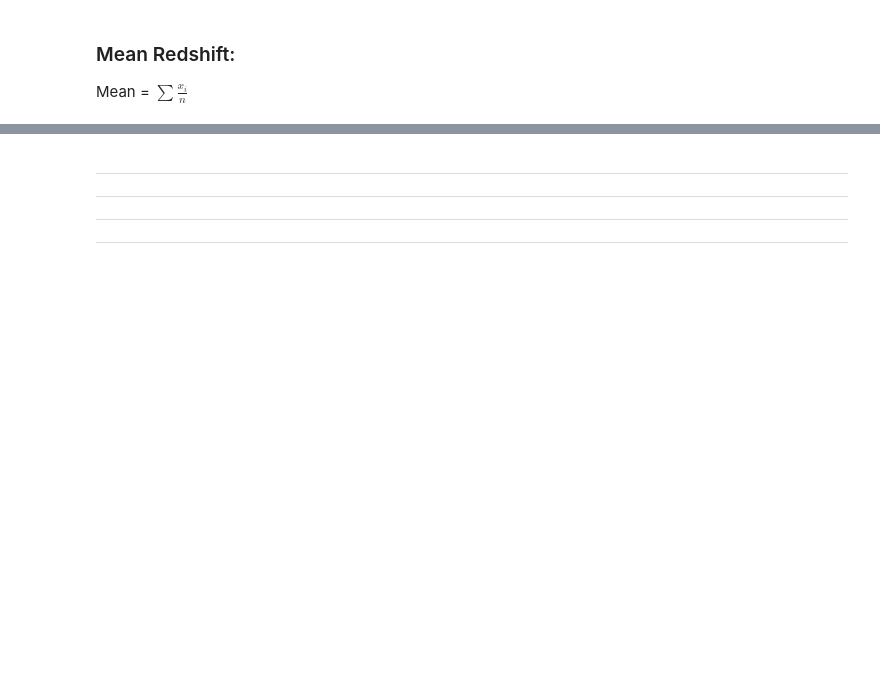
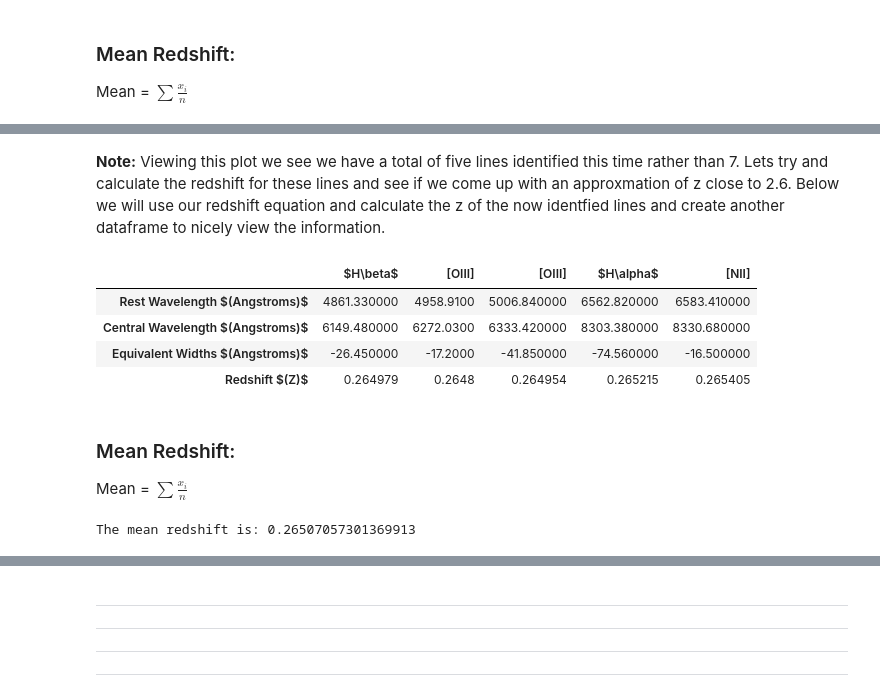
Before and after one commit to Spencer-Long/Spectroscopy-, a Jupyter notebook: Redshift_Star_Galaxy.ipynb, the cells around one changed output, grey strips where cells are left out. Saved outputs shown, nothing was run; the diff lists cells and outputs as text; code cells hidden in the pictures; blank space fills up the shorter version.

```diff
--- a/Redshift_Star_Galaxy.ipynb
+++ b/Redshift_Star_Galaxy.ipynb
@@ -176,0 +212,46 @@ The mean redshift is: 0.3176165106630849
+# %% [markdown]
+**Note:** Viewing this plot we see we have a total of five lines identified this time rather than 7. Lets try and calculate the redshift for these lines and see if we come up with an approxmation of z close to 2.6. Below we will use our redshift equation and calculate the z of the now identfied lines and create another dataframe to nicely view the information.
+# %%
+# Identified lines for the columns of our dataframe
+identified_lines = [
+                    r'$H\beta$',
+                    '[OIII]',
+                    '[OIII]',
+                    r'$H\alpha$',
+                    '[NII]',
+                   ]
+
+# Rest wavelengths for dataframe and calculations obtained from research paper for the Orion nebula
+rwl = [4861.33, 4958.91, 5006.84, 6562.82, 6583.41]
+
+# Central wavelength that was calculated using Pyraf's splot feature with a gaussian fit for each line
+cwl = [6149.48, 6272.03, 6333.42, 8303.38, 8330.68]
+
+# Equivalent width that was calculated using Pyraf's splot feature with a gaussian fit for each line
+eqw = [ -26.45, -17.2, -41.85, -74.56, -16.5]
+
+# Redshift values for identified lines
+redshift_z = []
+
+for i in range(0,len(rwl)):
+    z = doppler_shift(rwl[i],cwl[i])
+    redshift_z.append(z)
+
+# Creating a dataframe to place all of our calculated data for each individual Balmer line.
+df = pd.DataFrame(data=[rwl,cwl,eqw,redshift_z], index=indexx, columns=identified_lines)
+df
+# %% [output]
+|  | $H\beta$ | [OIII] | [OIII] | $H\alpha$ | [NII] |
+| Rest Wavelength $(Angstroms)$ | 4861.330000 | 4958.9100 | 5006.840000 | 6562.820000 | 6583.410000 |
+| Central Wavelength $(Angstroms)$ | 6149.480000 | 6272.0300 | 6333.420000 | 8303.380000 | 8330.680000 |
+| Equivalent Widths $(Angstroms)$ | -26.450000 | -17.2000 | -41.850000 | -74.560000 | -16.500000 |
+| Redshift $(Z)$ | 0.264979 | 0.2648 | 0.264954 | 0.265215 | 0.265405 |
+# %% [markdown]
+### Mean Redshift:
+
+Mean = $\sum \frac{x_{i}}{n}$
+# %%
+mean_z = sum(redshift_z)/len(redshift_z)
+print('The mean redshift is:', mean_z)
+# %% [output]
+The mean redshift is: 0.26507057301369913
```
Also changed, not shown: parts of 13 cells of this notebook.
